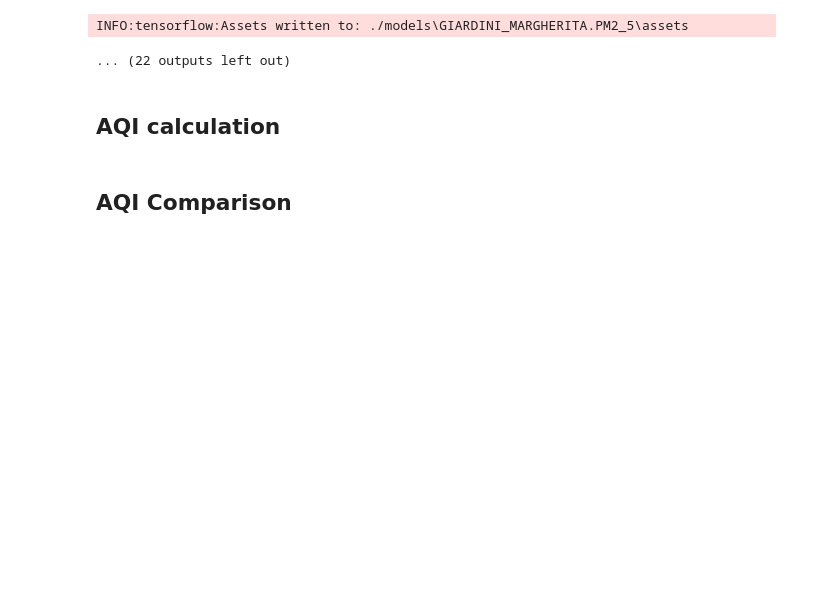
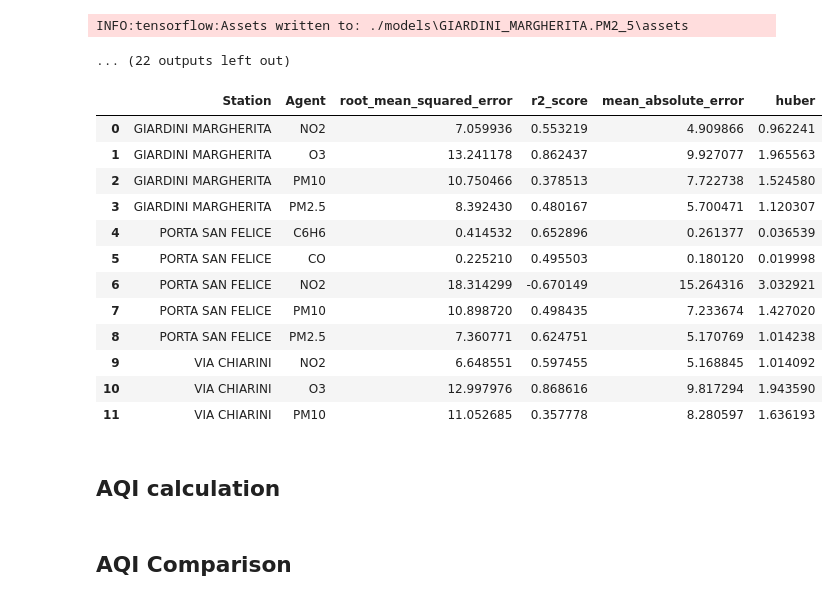
Before and after one commit to davidesonno/AII-project, a Jupyter notebook: 6-agents-estimations.ipynb, the cells around one changed output. Saved outputs shown, nothing was run; the diff lists cells and outputs as text; code cells hidden in the pictures; blank space fills up the shorter version.

```diff
--- a/6-agents-estimations.ipynb
+++ b/6-agents-estimations.ipynb
@@ -235,6 +235,23 @@ Predicting PM2.5 in GIARDINI MARGHERITA using Feed Forward NN...
 INFO:tensorflow:Assets written to: ./models\GIARDINI_MARGHERITA.PM2_5\assets
 INFO:tensorflow:Assets written to: ./models\GIARDINI_MARGHERITA.PM2_5\assets
 ... (22 outputs left out)
+# %%
+metrics_predictions = training_results_to_dataframe(agents_predictions, multiple_models=False)
+metrics_predictions
+# %% [output]
+|  | Station | Agent | root_mean_squared_error | r2_score | mean_absolute_error | huber |
+| 0 | GIARDINI MARGHERITA | NO2 | 7.059936 | 0.553219 | 4.909866 | 0.962241 |
+| 1 | GIARDINI MARGHERITA | O3 | 13.241178 | 0.862437 | 9.927077 | 1.965563 |
+| 2 | GIARDINI MARGHERITA | PM10 | 10.750466 | 0.378513 | 7.722738 | 1.524580 |
+| 3 | GIARDINI MARGHERITA | PM2.5 | 8.392430 | 0.480167 | 5.700471 | 1.120307 |
+| 4 | PORTA SAN FELICE | C6H6 | 0.414532 | 0.652896 | 0.261377 | 0.036539 |
+| 5 | PORTA SAN FELICE | CO | 0.225210 | 0.495503 | 0.180120 | 0.019998 |
+| 6 | PORTA SAN FELICE | NO2 | 18.314299 | -0.670149 | 15.264316 | 3.032921 |
+| 7 | PORTA SAN FELICE | PM10 | 10.898720 | 0.498435 | 7.233674 | 1.427020 |
+| 8 | PORTA SAN FELICE | PM2.5 | 7.360771 | 0.624751 | 5.170769 | 1.014238 |
+| 9 | VIA CHIARINI | NO2 | 6.648551 | 0.597455 | 5.168845 | 1.014092 |
+| 10 | VIA CHIARINI | O3 | 12.997976 | 0.868616 | 9.817294 | 1.943590 |
+| 11 | VIA CHIARINI | PM10 | 11.052685 | 0.357778 | 8.280597 | 1.636193 |
 # %% [markdown]
 ## AQI calculation
 # %%
```
Also changed, not shown: parts of 1 cell of this notebook, 6 other files.
